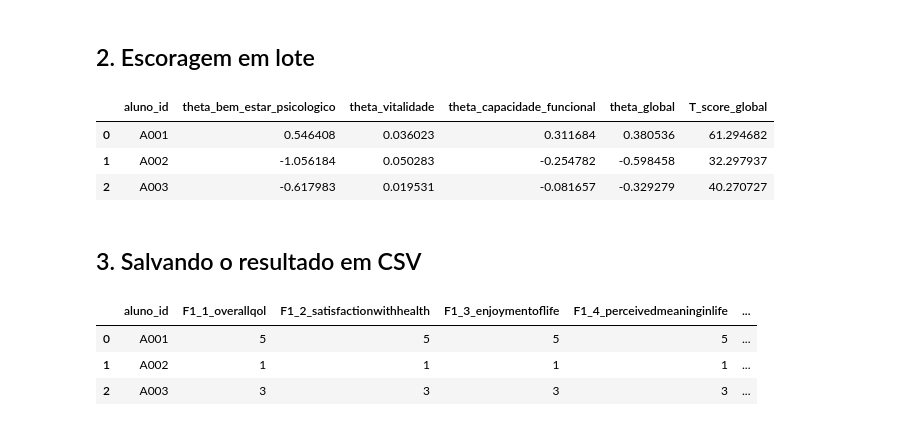
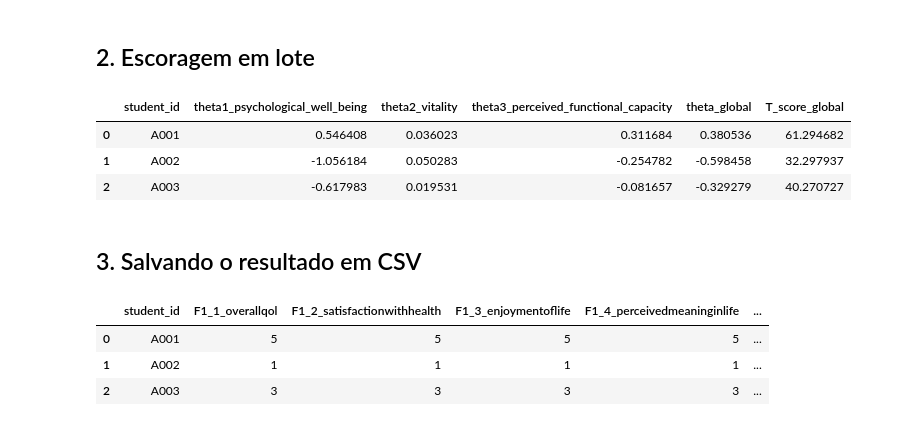
Before and after one commit to Ricafya/afya-medqol, a Jupyter notebook: interno.ipynb, the cells around one changed output. Drawn from its saved outputs; the diff is of its cells as text; code cells hidden in the pictures.

```diff
--- a/interno.ipynb
+++ b/interno.ipynb
@@ -165,31 +212,31 @@ T_score_global                             50.47216337332814
 ## 2. Escoragem em lote
 # %%
 df_estudantes = pd.DataFrame([
-    {"aluno_id": "A001", "F1_1_overallqol": 5, "F1_2_satisfactionwithhealth": 5, "F1_3_enjoymentoflife": 5, "F1_4_perceivedmeaninginlife": 5,
+    {"student_id": "A001", "F1_1_overallqol": 5, "F1_2_satisfactionwithhealth": 5, "F1_3_enjoymentoflife": 5, "F1_4_perceivedmeaninginlife": 5,
      "F2_1_energyfordailyactivities": 5, "F2_2_satisfactionwithsleep": 5, "F3_1_performdailyactivities": 5, "F3_2_capacityforwork": 5},
-    {"aluno_id": "A002", "F1_1_overallqol": 1, "F1_2_satisfactionwithhealth": 1, "F1_3_enjoymentoflife": 1, "F1_4_perceivedmeaninginlife": 1,
+    {"student_id": "A002", "F1_1_overallqol": 1, "F1_2_satisfactionwithhealth": 1, "F1_3_enjoymentoflife": 1, "F1_4_perceivedmeaninginlife": 1,
      "F2_1_energyfordailyactivities": 1, "F2_2_satisfactionwithsleep": 1, "F3_1_performdailyactivities": 1, "F3_2_capacityforwork": 1},
-    {"aluno_id": "A003", "F1_1_overallqol": 3, "F1_2_satisfactionwithhealth": 3, "F1_3_enjoymentoflife": 3, "F1_4_perceivedmeaninginlife": 3,
+    {"student_id": "A003", "F1_1_overallqol": 3, "F1_2_satisfactionwithhealth": 3, "F1_3_enjoymentoflife": 3, "F1_4_perceivedmeaninginlife": 3,
      "F2_1_energyfordailyactivities": 3, "F2_2_satisfactionwithsleep": 3, "F3_1_performdailyactivities": 3, "F3_2_capacityforwork": 3},
 ])
 
-df_resultado_estudantes = calc_estudante.calcular(df_estudantes)
-df_resultado_estudantes[["aluno_id", "theta_bem_estar_psicologico", "theta_vitalidade",
-                         "theta_capacidade_funcional", "theta_global", "T_score_global"]]
+df_resultado_estudantes = calc_estudante.score_batch(df_estudantes)
+df_resultado_estudantes[["student_id", "theta1_psychological_well_being", "theta2_vitality",
+                         "theta3_perceived_functional_capacity", "theta_global", "T_score_global"]]
 # %% [output]
-|  | aluno_id | theta_bem_estar_psicologico | theta_vitalidade | theta_capacidade_funcional | theta_global | T_score_global |
+|  | student_id | theta1_psychological_well_being | theta2_vitality | theta3_perceived_functional_capacity | theta_global | T_score_global |
 | 0 | A001 | 0.546408 | 0.036023 | 0.311684 | 0.380536 | 61.294682 |
 | 1 | A002 | -1.056184 | 0.050283 | -0.254782 | -0.598458 | 32.297937 |
 | 2 | A003 | -0.617983 | 0.019531 | -0.081657 | -0.329279 | 40.270727 |
 # %% [markdown]
 ## 3. Salvando o resultado em CSV
 # %%
-from afya_medqol import calcular_indice_estudante
+from afya_medqol import calculate_index_student
 
-out_estudante = calcular_indice_estudante(df_estudantes, caminho_saida="exemplo_scores_iqol.csv")
+out_estudante = calculate_index_student(df_estudantes, caminho_saida="exemplo_scores_iqol.csv")
 out_estudante.head()
 # %% [output]
-|  | aluno_id | F1_1_overallqol | F1_2_satisfactionwithhealth | F1_3_enjoymentoflife | F1_4_perceivedmeaninginlife | ... |
+|  | student_id | F1_1_overallqol | F1_2_satisfactionwithhealth | F1_3_enjoymentoflife | F1_4_perceivedmeaninginlife | ... |
 | 0 | A001 | 5 | 5 | 5 | 5 | ... |
 | 1 | A002 | 1 | 1 | 1 | 1 | ... |
 | 2 | A003 | 3 | 3 | 3 | 3 | ... |
```
Also changed, not shown: parts of 10 cells of this notebook, 16 other files.
